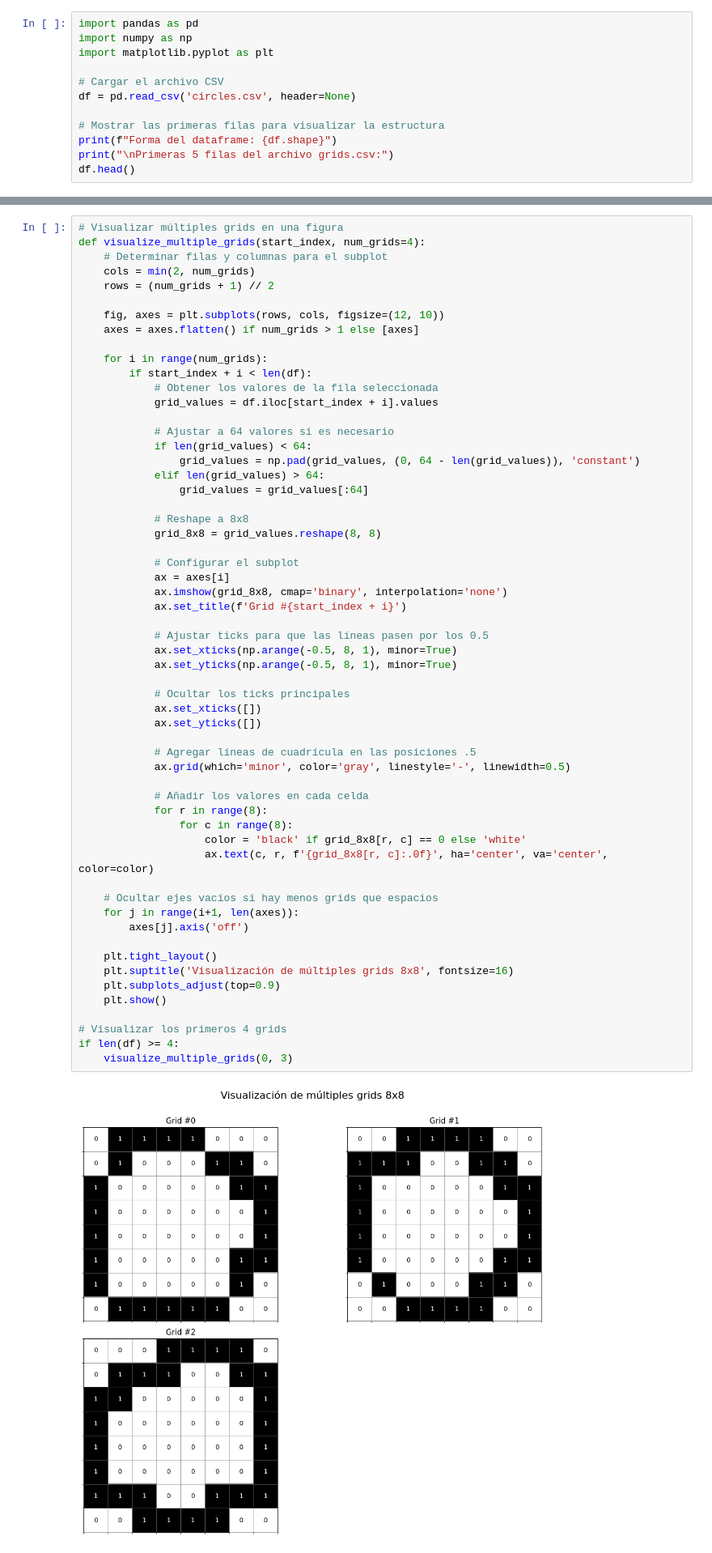
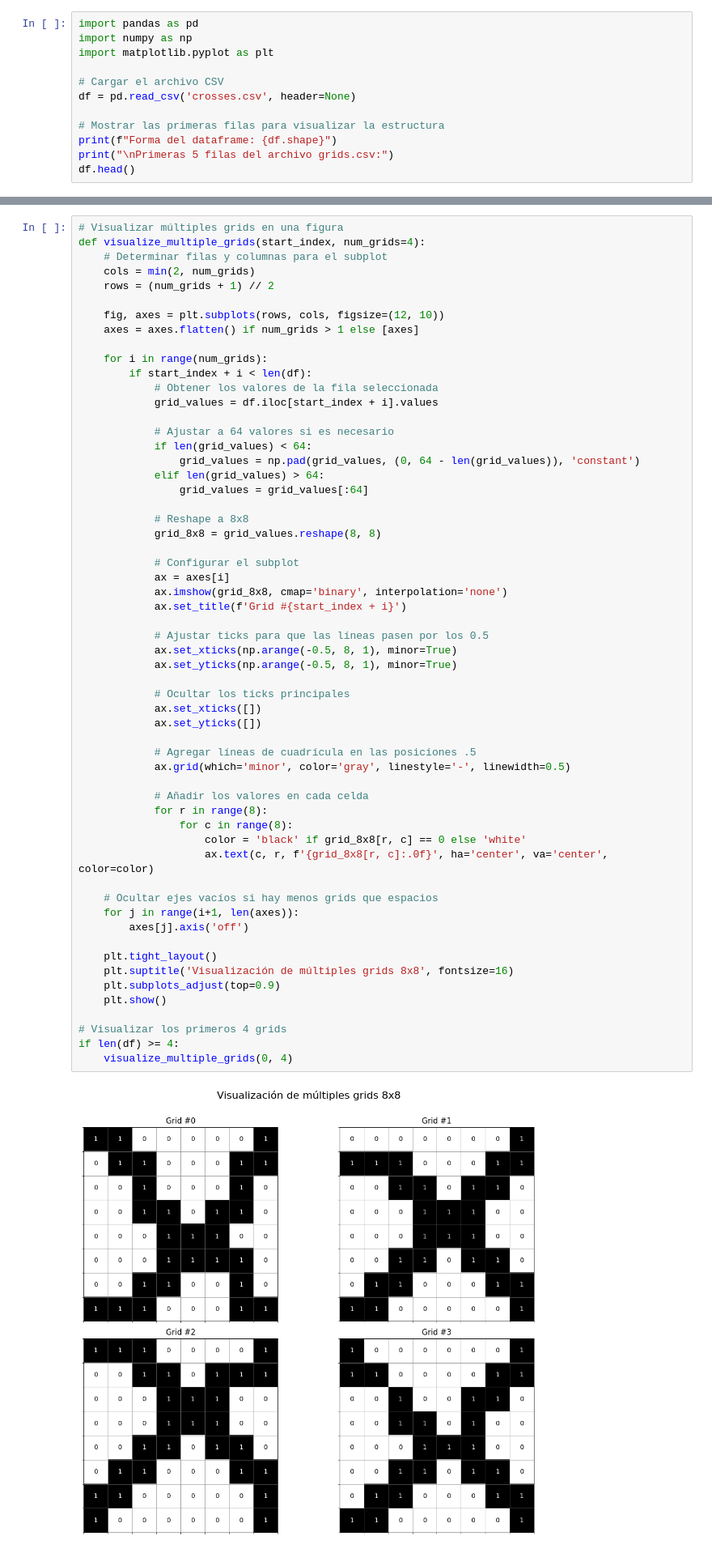
Before and after one commit to alvarezterraz/qiskit-group-project, a Jupyter notebook: Pruebas.ipynb, the cells around one changed output, grey strips where cells are left out. Shown at 81% size. Cells and saved outputs as stored; diff of their text form.

```diff
--- a/Pruebas.ipynb
+++ b/Pruebas.ipynb
@@ -10,7 +10,7 @@ import numpy as np
 import matplotlib.pyplot as plt
 
 # Cargar el archivo CSV
-df = pd.read_csv('circles.csv', header=None)
+df = pd.read_csv('crosses.csv', header=None)
 
 # Mostrar las primeras filas para visualizar la estructura
 print(f"Forma del dataframe: {df.shape}")
@@ -129,32 +129,32 @@ def visualize_multiple_grids(start_index, num_grids=4):
 
             # Ajustar ticks para que las líneas pasen por los 0.5
             ax.set_xticks(np.arange(-0.5, 8, 1), minor=True)
             ax.set_yticks(np.arange(-0.5, 8, 1), minor=True)
 
             # Ocultar los ticks principales
             ax.set_xticks([])
             ax.set_yticks([])
 
             # Agregar líneas de cuadrícula en las posiciones .5
             ax.grid(which='minor', color='gray', linestyle='-', linewidth=0.5)
 
             # Añadir los valores en cada celda
             for r in range(8):
                 for c in range(8):
                     color = 'black' if grid_8x8[r, c] == 0 else 'white'
                     ax.text(c, r, f'{grid_8x8[r, c]:.0f}', ha='center', va='center', color=color)
 
     # Ocultar ejes vacíos si hay menos grids que espacios
     for j in range(i+1, len(axes)):
         axes[j].axis('off')
 
     plt.tight_layout()
     plt.suptitle('Visualización de múltiples grids 8x8', fontsize=16)
     plt.subplots_adjust(top=0.9)
     plt.show()
 
 # Visualizar los primeros 4 grids
 if len(df) >= 4:
-    visualize_multiple_grids(0, 3)
+    visualize_multiple_grids(0, 4)
 # %% [output]
-[figure, old version]
+[figure, new version]
```
Also changed, not shown: parts of 3 cells of this notebook, 1 other file.
